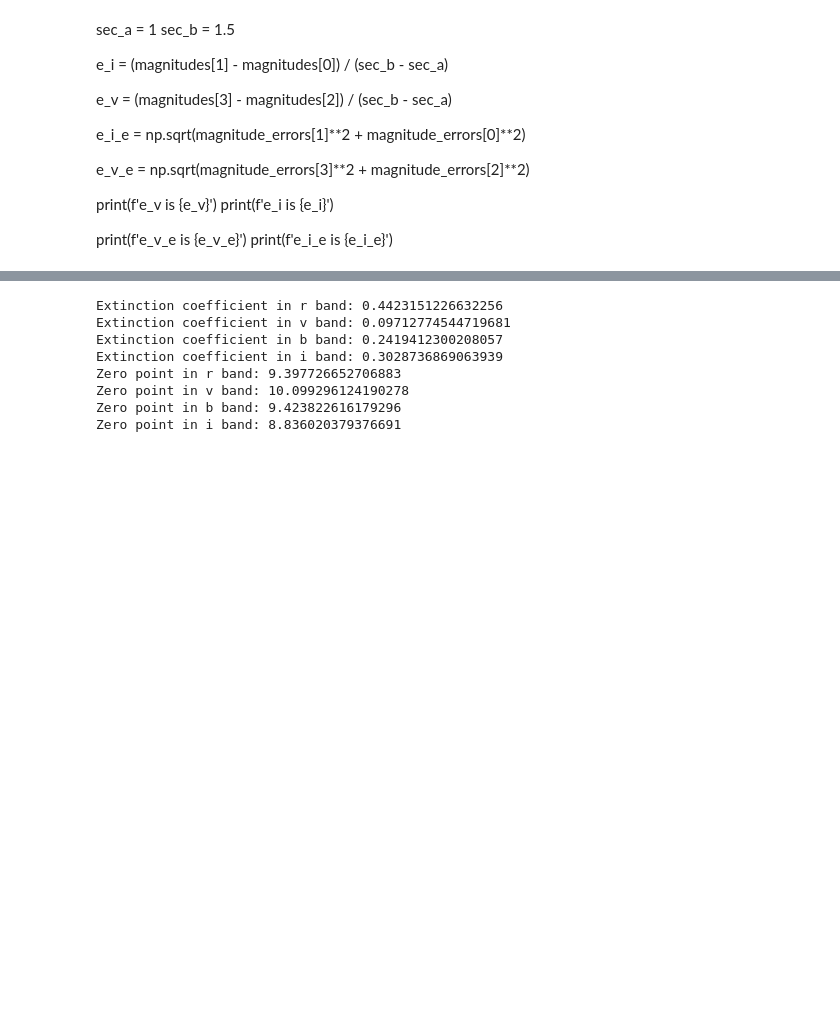
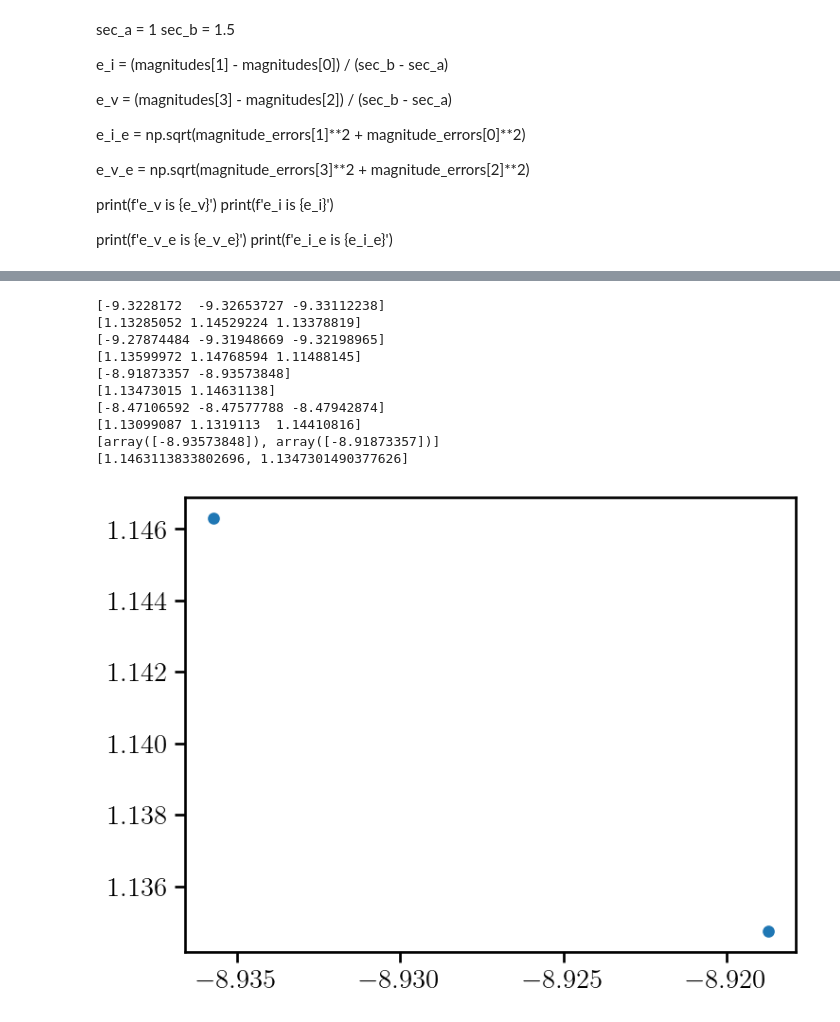
Before and after one commit to matyldarejus/TGP_Asteroids2_2025, a Jupyter notebook: Colours/colours2.ipynb, the cells around one changed output, grey strips where cells are left out. Saved outputs shown, nothing was run; the diff lists cells and outputs as text; code cells hidden in the pictures; blank space fills up the shorter version.

```diff
--- a/Colours/colours2.ipynb
+++ b/Colours/colours2.ipynb
@@ -769,14 +877,14 @@ for c in codes1:
         with fits.open(direc + '/Reduced_data_I/' + str(c) + '.fits') as file:
             hdr = file[0].header.copy()
             altitude = hdr['ALTITUDE']
-            airmass = 1 / np.cos(np.radians(altitude))
+            airmass = 1 / np.sin(np.radians(altitude))
             print(f'Airmass for ss_1 image {c} is {airmass}')
             ss_1_dict[c]['airmass'] = airmass
     else:
         with fits.open(direc + '/Reduced_data_day3/' + str(c) + '.fits') as file:
             hdr = file[0].header.copy()
             altitude = hdr['ALTITUDE']
-            airmass = 1 / np.cos(np.radians(altitude))
+            airmass = 1 / np.sin(np.radians(altitude))
             print(f'Airmass for ss_1 image {c} is {airmass}')
             ss_1_dict[c]['airmass'] = airmass
 
@@ -785,14 +893,14 @@ for c in codes2:
         with fits.open(direc + '/Reduced_data_I/' + str(c) + '.fits') as file:
             hdr = file[0].header.copy()
             altitude = hdr['ALTITUDE']
-            airmass = 1 / np.cos(np.radians(altitude))
+            airmass = 1 / np.sin(np.radians(altitude))
             print(f'Airmass for ss_2 image {c} is {airmass}')
             ss_2_dict[c]['airmass'] = airmass
     else:
         with fits.open(direc + '/Reduced_data_day3/' + str(c) + '.fits') as file:
             hdr = file[0].header.copy()
             altitude = hdr['ALTITUDE']
-            airmass = 1 / np.cos(np.radians(altitude))
+            airmass = 1 / np.sin(np.radians(altitude))
             print(f'Airmass for ss_2 image {c} is {airmass}')
             ss_2_dict[c]['airmass'] = airmass
 
@@ -801,14 +909,14 @@ for c in codes3:
         with fits.open(direc + '/Reduced_data_I/' + str(c) + '.fits') as file:
             hdr = file[0].header.copy()
             altitude = hdr['ALTITUDE']
-            airmass = 1 / np.cos(np.radians(altitude))
+            airmass = 1 / np.sin(np.radians(altitude))
             print(f'Airmass for ss_3 image {c} is {airmass}')
             ss_3_dict[c]['airmass'] = airmass
     else:
         with fits.open(direc + '/Reduced_data_day3/' + str(c) + '.fits') as file:
             hdr = file[0].header.copy()
             altitude = hdr['ALTITUDE']
-            airmass = 1 / np.cos(np.radians(altitude))
+            airmass = 1 / np.sin(np.radians(altitude))
             print(f'Airmass for ss_3 image {c} is {airmass}')
             ss_3_dict[c]['airmass'] = airmass
 # %% [output]
@@ -925,6 +1049,8 @@ magnitudes_b_2 = []
 airmasses_b_2 = []
 magnitudes_i_2 = []
 airmasses_i_2 = []
+
+
 for c in codes2:
 
     if c in [167881, 167887, 167888]:
@@ -944,56 +1070,71 @@ for c in codes2:
         magnitudes_i_2.append(ss_2_dict[c]['magnitude'])
         airmasses_i_2.append(ss_2_dict[c]['airmass'])
 
+def sort(mags, ams):
+
+    idx = np.argsort(mags)[::-1][:len(mags)]
+
+    return mags[idx], ams[idx]
+
 def extinction_coeff(mags, ams):
-    mags = np.array(mags)
-    ams = np.array(ams)
+    """
+    Calculate extinction coefficient from the slope of magnitude vs airmass.
+    m = m_0 + k*X, so k = dm/dX
+    """
+    mags = np.array(mags).flatten()
+    ams = np.array(ams).flatten()
 
-    idx = np.argsort(ams)
-    mags = mags[idx]
-    ams = ams[idx]
+    mags, ams = sort(mags, ams)
+    print(mags)
+    print(ams)
+    # Linear fit: mags = intercept + slope * ams
+    # slope is the extinction coefficient k
+    coeffs = np.polyfit(ams, mags, 1)
+    k = coeffs[0]  # slope
 
-    ks = []
-    for i in range(len(mags) - 1):
-        dm = mags[i+1] - mags[i]
-        dX = ams[i+1] - ams[i]
-        ks.append(dm / dX)
-
-    ks.append((mags[0] - mags[-1]) / (ams[0] - ams[-1]))
-
-    return np.mean(ks)
+    return k
 
 k_r_2 = extinction_coeff(magnitudes_r_2, airmasses_r_2)
 k_v_2 = extinction_coeff(magnitudes_v_2, airmasses_v_2)
 k_b_2 = extinction_coeff(magnitudes_b_2, airmasses_b_2)
 k_i_2 = extinction_coeff(magnitudes_i_2, airmasses_i_2)
+
+print(magnitudes_b_2)
+print(airmasses_b_2)
+plt.scatter(magnitudes_b_2, airmasses_b_2)
+plt.show()
+
 
 print(f'Extinction coefficient in r band: {k_r_2}')
 print(f'Extinction coefficient in v band: {k_v_2}')
 print(f'Extinction coefficient in b band: {k_b_2}')
 print(f'Extinction coefficient in i band: {k_i_2}')
 
 # zero point is m known - m instrumental - (k * airmass)
 
 # using 1 until i can find true magnitudes for the standard stars
 m_b = 1
 m_v = 1
 m_r = 1
 m_i = 1
 
 ZP_r_2 = m_r - np.mean(magnitudes_r_2) - k_r_2 * np.mean(airmasses_r_2)
 ZP_v_2 = m_v - np.mean(magnitudes_v_2) - k_v_2 * np.mean(airmasses_v_2)
 ZP_b_2 = m_b - np.mean(magnitudes_b_2) - k_b_2 * np.mean(airmasses_b_2)
 ZP_i_2 = m_i - np.mean(magnitudes_i_2) - k_i_2 * np.mean(airmasses_i_2)
 print(f'Zero point in r band: {ZP_r_2}')
 print(f'Zero point in v band: {ZP_v_2}')
 print(f'Zero point in b band: {ZP_b_2}')
 print(f'Zero point in i band: {ZP_i_2}')
 # %% [output]
-Extinction coefficient in r band: 0.4423151226632256
-Extinction coefficient in v band: 0.09712774544719681
-Extinction coefficient in b band: 0.2419412300208057
-Extinction coefficient in i band: 0.3028736869063939
-Zero point in r band: 9.397726652706883
-Zero point in v band: 10.099296124190278
-Zero point in b band: 9.423822616179296
-Zero point in i band: 8.836020379376691
+[-9.3228172  -9.32653727 -9.33112238]
+[1.13285052 1.14529224 1.13378819]
+[-9.27874484 -9.31948669 -9.32198965]
+[1.13599972 1.14768594 1.11488145]
+[-8.91873357 -8.93573848]
+[1.13473015 1.14631138]
+[-8.47106592 -8.47577788 -8.47942874]
+[1.13099087 1.1319113  1.14410816]
+[array([-8.93573848]), array([-8.91873357])]
+[1.1463113833802696, 1.1347301490377626]
+[figure, added]
```
Also changed, not shown: parts of 12 cells of this notebook.
